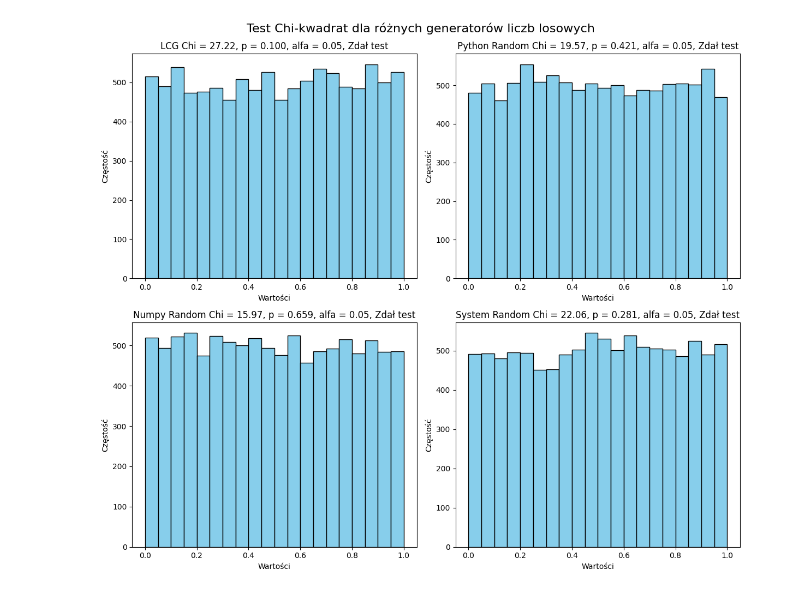
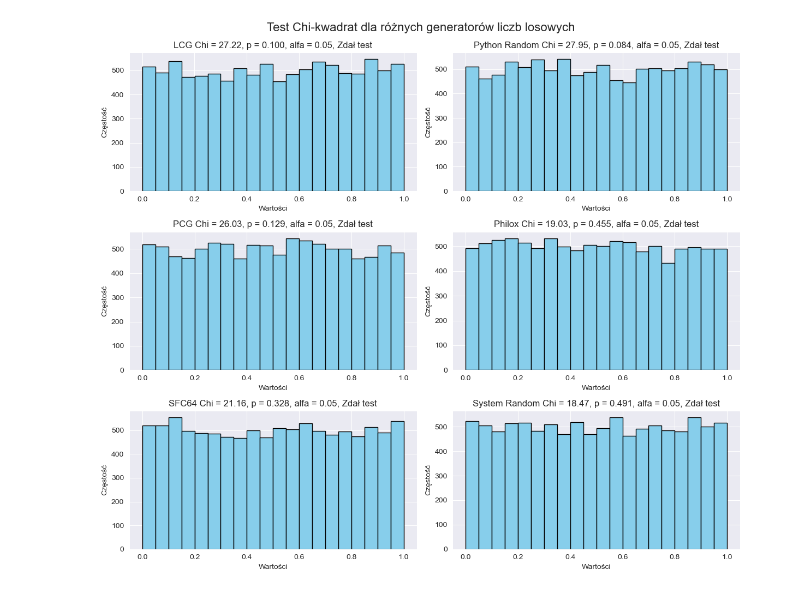
Before and after one commit to SzymonKielich/PRNG-Test, a Jupyter notebook: projekt.ipynb, the cells around one changed output. Drawn from its saved outputs; the diff is of its cells as text; code cells hidden in the pictures.

Commit message:
Extend numpy_random for another algorithms through dependency injection, add monobit test, refactor: group generators and tests to separate files

```diff
--- a/projekt.ipynb
+++ b/projekt.ipynb
@@ -16,24 +16,29 @@ from scipy.stats import chi2_contingency, kstest
 from statsmodels.tsa.stattools import acf
 from statsmodels.sandbox.stats.runs import runstest_1samp
 # %%
-def python_random(n):
-    return [random.random() for _ in range(n)]
-
-def numpy_random(n):
-    rng = np.random.default_rng()
-    return rng.uniform(0, 1, n)
-
-def system_random(n):
-    sys_random = random.SystemRandom()
-    return [sys_random.random() for _ in range(n)]
+# def python_random(n):
+#     return [random.random() for _ in range(n)]
+#
+# def PCG(n):
+#     rng = np.random.default_rng()
+#     return rng.uniform(0, 1, n)
+#
+# def system_random(n):
+#     sys_random = random.SystemRandom()
+#     return [sys_random.random() for _ in range(n)]
 # %%
+from generators import *
+from numpy.random import Generator, PCG64, MT19937, Philox, SFC64
+
 ### Generators preparation
 n = 10000
 
 generators = {
     "LCG": lambda: LCG(1664525, 1013904223, 2**32, seed=42, n=n),
     "Python Random": lambda: python_random(n=n), ## Python's built-in random module (Mersenne Twister)
-    "Numpy Random": lambda: numpy_random(n=n),   ## Numpy's random module (PCG64)
+    "PCG": lambda: numpy_random(n=n),   ## Numpy's default random module (PCG64),
+    "Philox": lambda: numpy_random(n=n, algorithm=Philox),
+    "SFC64": lambda: numpy_random(n=n, algorithm=SFC64),
     "System Random": lambda: system_random(n=n)  ## System's random module (kryptographic)
 }
 
@@ -69,24 +78,24 @@ for name,data in data_samples.items():
 # %%
 ### Chi Square Test
 bins = 20
 alpha = 0.05
-fig, axes = plt.subplots(2, 2, figsize=(12, 10))
+fig, axes = plt.subplots(3, 2, figsize=(12, 10))
 axes = axes.flatten()
 
 for idx, (name, data) in enumerate(data_samples.items()):
     chi2_stat, p_val = chi_square_test(data, bins=bins)
     result = "Zdał test" if p_val > alpha else "Nie zdał testu"
 
     axes[idx].hist(data, bins=bins, edgecolor='black', color='skyblue')
     axes[idx].set_title(f"{name} Chi = {chi2_stat:.2f}, p = {p_val:.3f}, alfa = {alpha}, {result}")
     axes[idx].set_xlabel("Wartości")
     axes[idx].set_ylabel("Częstość")
 
 plt.tight_layout()
 plt.suptitle("Test Chi-kwadrat dla różnych generatorów liczb losowych", fontsize=16, y=1.02)
 plt.show()
 # %% [output]
-[figure, old version]
+[figure, new version]
 # %%
 ## Kolmogorov-Smirnov Test
 alpha = 0.05
```
Also changed, not shown: parts of 11 cells of this notebook, 3 other files.
